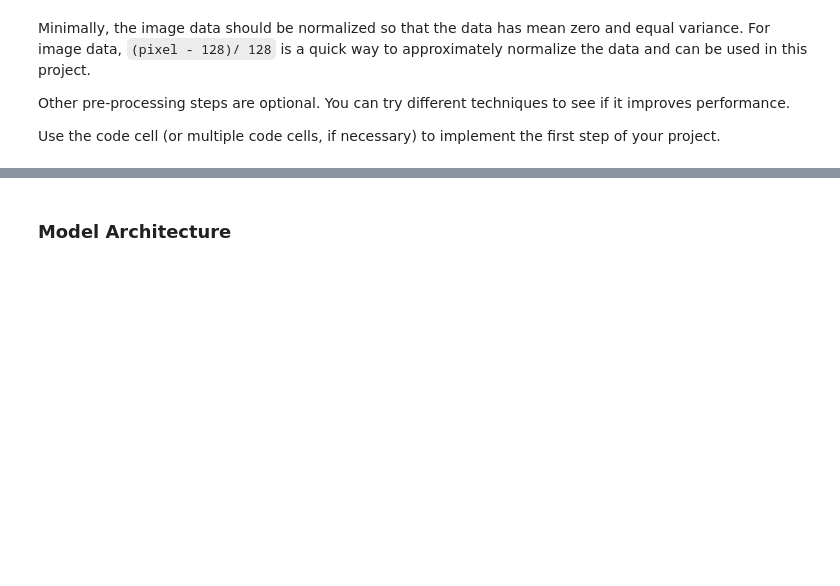
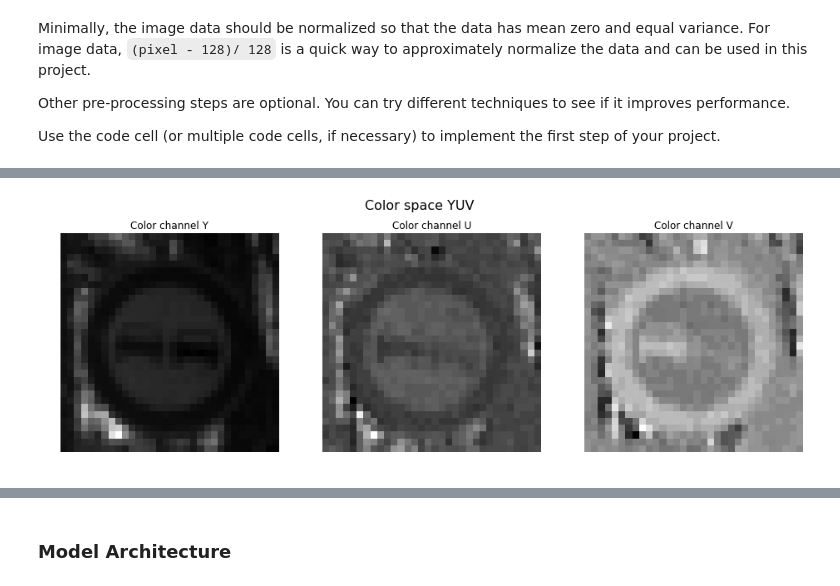
Before and after one commit to juandarr/German-traffic-sign-classifier, a Jupyter notebook: Traffic_Sign_Classifier.ipynb, the cells around one changed output, grey strips where cells are left out. Saved outputs shown, nothing was run; the diff lists cells and outputs as text; code cells hidden in the pictures; blank space fills up the shorter version.

```diff
--- a/Traffic_Sign_Classifier.ipynb
+++ b/Traffic_Sign_Classifier.ipynb
@@ -136,3 +261,17 @@ Here is an example of a [published baseline model on this problem](http://yann.l
+# %%
+rows = 2
+cols = 8
+
+for c in range(len(classes_indexes)):
+    fig, ax = plt.subplots(rows,cols, sharex ='col', sharey='row', figsize=(16,5))
+    for i in range(rows):
+        for j in range(cols):
+            rand_indx = np.random.randint(0, len(classes_indexes[c])-1)
+            ax[i,j].imshow(X_train[classes_indexes[c][rand_indx]], cmap='gray')
+            ax[i,j].set_title('Label {}'.format(y_train[classes_indexes[c][rand_indx]]))
+            ax[i,j].axis('off')  # clear x- and y-axes
+    fig.suptitle('Set of images for class {}'.format(c), fontsize=16)
+    plt.show()
 # %% [markdown]
 ### Pre-process the Data Set (normalization, grayscale, etc.)
 # %% [markdown]
@@ -184,0 +290,70 @@ X_test = (X_test_gray-128)/128
+# %%
+### Preprocess the data here. It is required to normalize the data. Other preprocessing steps could include
+### converting to grayscale, etc.
+### Feel free to use as many code cells as needed.
+import skimage as sk
+
+index = 12000
+rows = 1
+cols = 3
+
+new_image = sk.color.rgb2yuv(X_train[index])
+color_channel = ['Y', 'U', 'V']
+
+
+fig, ax = plt.subplots(rows,cols, sharex ='col', sharey='row', figsize=(16,5))
+for i in range(rows):
+    for j in range(cols):
+        ax[j].imshow(new_image[:,:,j], cmap='gray')
+        ax[j].set_title('Color channel {}'.format(color_channel[j]))
+        ax[j].axis('off')  # clear x- and y-axes
+fig.suptitle('Color space YUV', fontsize=16)
+plt.show()
+
+y= new_image[:,:,0]
+
+
+# Local contrast normalization
+# Adaptive Equalization
+img_adapteq = sk.exposure.equalize_adapthist(y, clip_limit=0.03)
+
+gray = X_train[index].mean(axis=-1,keepdims=0)
+
+titles = ['Original image', 'Color channel Y', 'Grayscale version']
+fig1, ax1 = plt.subplots(rows,cols, sharex ='col', sharey='row', figsize=(16,5))
+
+ax1[0].imshow(X_train[index])
+ax1[0].set_title('{}'.format(titles[0]))
+ax1[0].axis('off')  # clear x- and y-axes
+
+ax1[1].imshow(y,cmap='gray')
+ax1[1].set_title('{}'.format(titles[1]))
+ax1[1].axis('off')  # clear x- and y-axes
+
+ax1[2].imshow(img_adapteq,cmap='gray')
+ax1[2].set_title('{}'.format(titles[2]))
+ax1[2].axis('off')  # clear x- and y-axes
+
+fig1.suptitle('Transition of image', fontsize=16)
+plt.show()
+
+
+
+
+# Converting RGB images to GRAY scale
+X_train_gray = X_train.mean(axis=-1,keepdims=0)
+X_valid_gray = X_valid.mean(axis=-1,keepdims=0)
+X_test_gray = X_test.mean(axis=-1,keepdims=0)
+
+
+# Add one dimension to the tensor
+X_train_gray = X_train_gray[:,:,:,np.newaxis]
+X_valid_gray = X_valid_gray[:,:,:,np.newaxis]
+X_test_gray = X_test_gray[:,:,:,np.newaxis]
+
+# Input normalization from values between 0-255 to -1-1
+X_train_gray = (X_train_gray-128)/128
+X_valid_gray = (X_valid_gray-128)/128
+X_test_gray = (X_test_gray-128)/128
+# %% [output]
+[figure, added]
```
Also changed, not shown: parts of 36 cells of this notebook, 7 other files.
